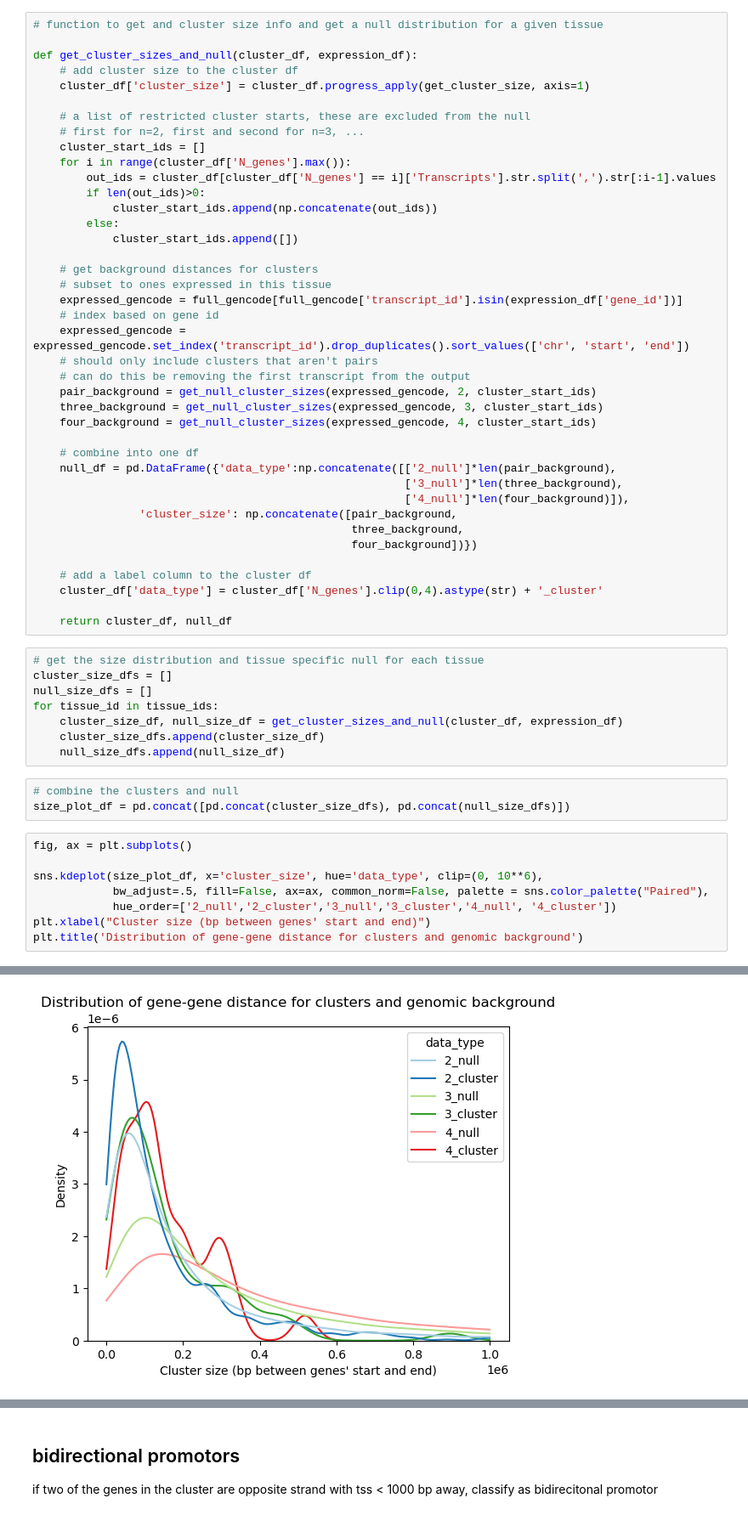
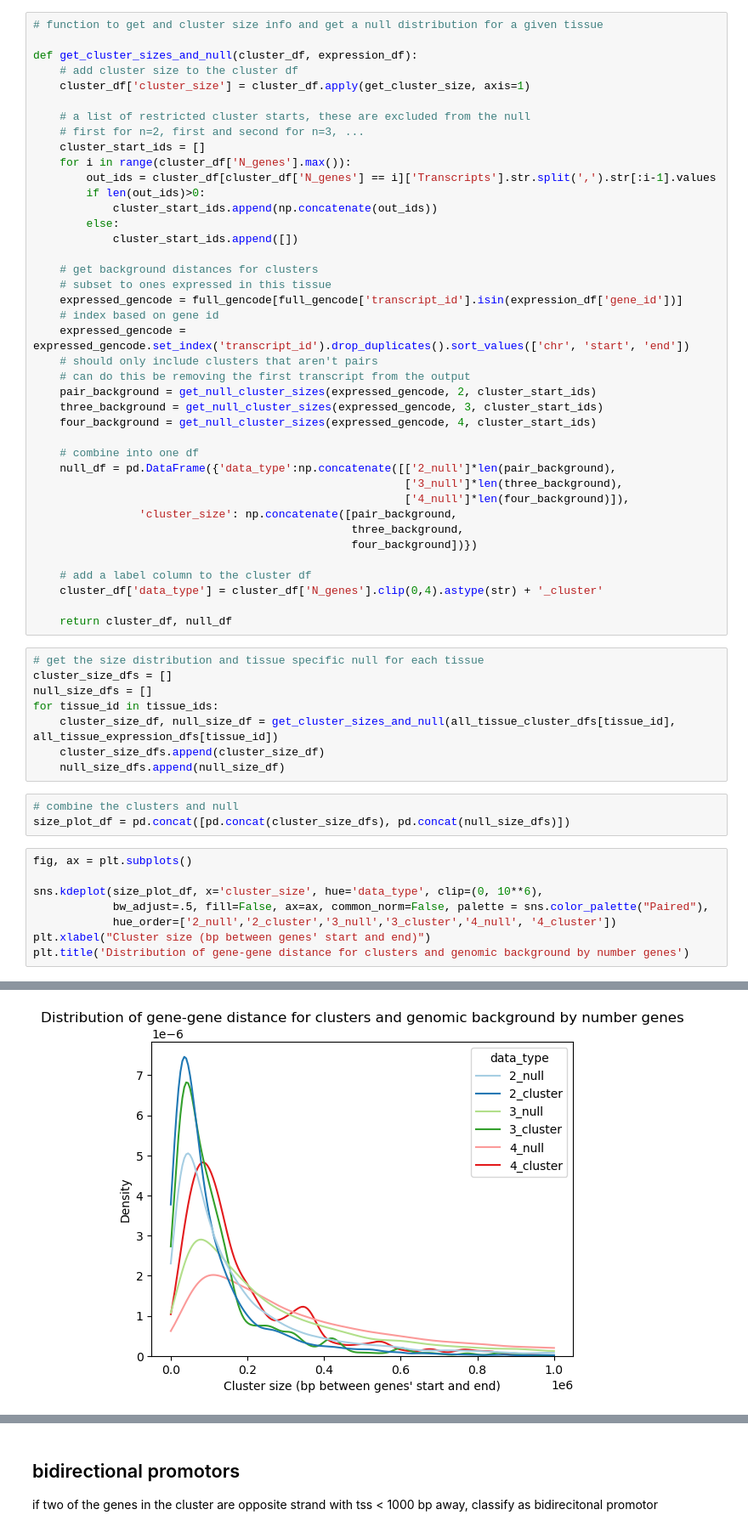
Before and after one commit to kal26/pcqtls, a Jupyter notebook: workflow/notebooks/cluster_analysis/cluster_annotation.ipynb, the cells around one changed output, grey strips where cells are left out. Shown at 85% size. Drawn from its saved outputs; the diff is of its cells as text.

Commit message:
all tissues for bidirecitonal promotors

```diff
--- a/workflow/notebooks/cluster_analysis/cluster_annotation.ipynb
+++ b/workflow/notebooks/cluster_analysis/cluster_annotation.ipynb
@@ -117,7 +117,7 @@ def get_null_cluster_sizes(gencode_df, num_genes, cluster_start_ids):
 
 def get_cluster_sizes_and_null(cluster_df, expression_df):
     # add cluster size to the cluster df
-    cluster_df['cluster_size'] = cluster_df.progress_apply(get_cluster_size, axis=1)
+    cluster_df['cluster_size'] = cluster_df.apply(get_cluster_size, axis=1)
 
     # a list of restricted cluster starts, these are excluded from the null
     # first for n=2, first and second for n=3, ...
@@ -157,7 +157,7 @@ def get_cluster_sizes_and_null(cluster_df, expression_df):
 cluster_size_dfs = []
 null_size_dfs = []
 for tissue_id in tissue_ids:
-    cluster_size_df, null_size_df = get_cluster_sizes_and_null(cluster_df, expression_df)
+    cluster_size_df, null_size_df = get_cluster_sizes_and_null(all_tissue_cluster_dfs[tissue_id], all_tissue_expression_dfs[tissue_id])
     cluster_size_dfs.append(cluster_size_df)
     null_size_dfs.append(null_size_df)
 # %%
@@ -170,5 +170,5 @@ sns.kdeplot(size_plot_df, x='cluster_size', hue='data_type', clip=(0, 10**6),
             bw_adjust=.5, fill=False, ax=ax, common_norm=False, palette = sns.color_palette("Paired"),
             hue_order=['2_null','2_cluster','3_null','3_cluster','4_null', '4_cluster'])
 plt.xlabel("Cluster size (bp between genes' start and end)")
-plt.title('Distribution of gene-gene distance for clusters and genomic background')
+plt.title('Distribution of gene-gene distance for clusters and genomic background by number genes')
 # %% [output]
@@ -176 +176 @@ Text(0.5, 1.0, 'Distribution of gene-gene distance for clusters and genomic back
-[figure, old version]
+[figure, new version]
```
Also changed, not shown: parts of 15 cells of this notebook, 1 other file.
